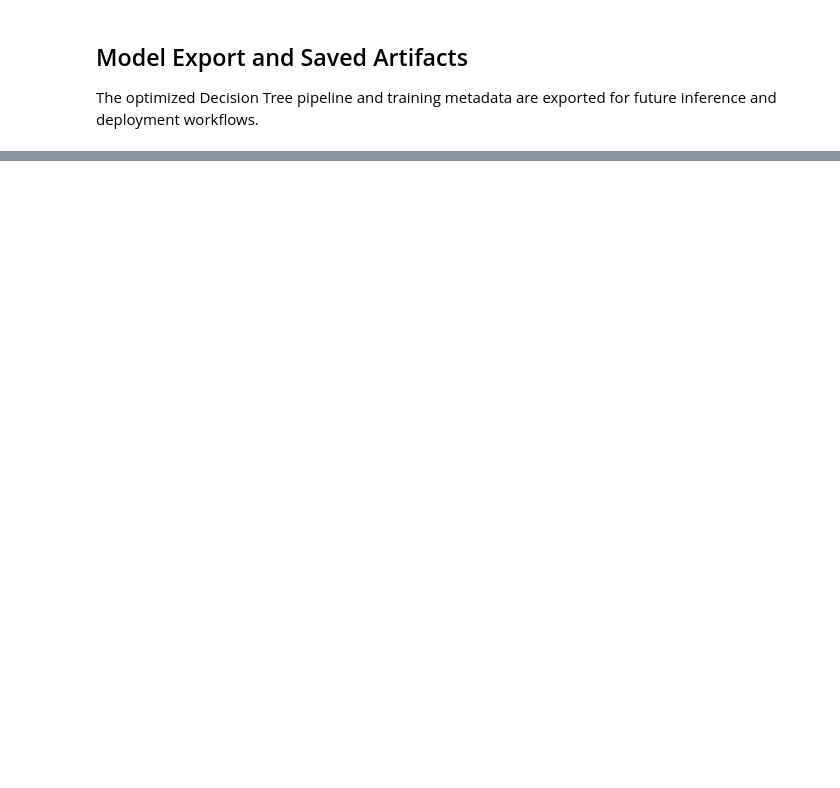
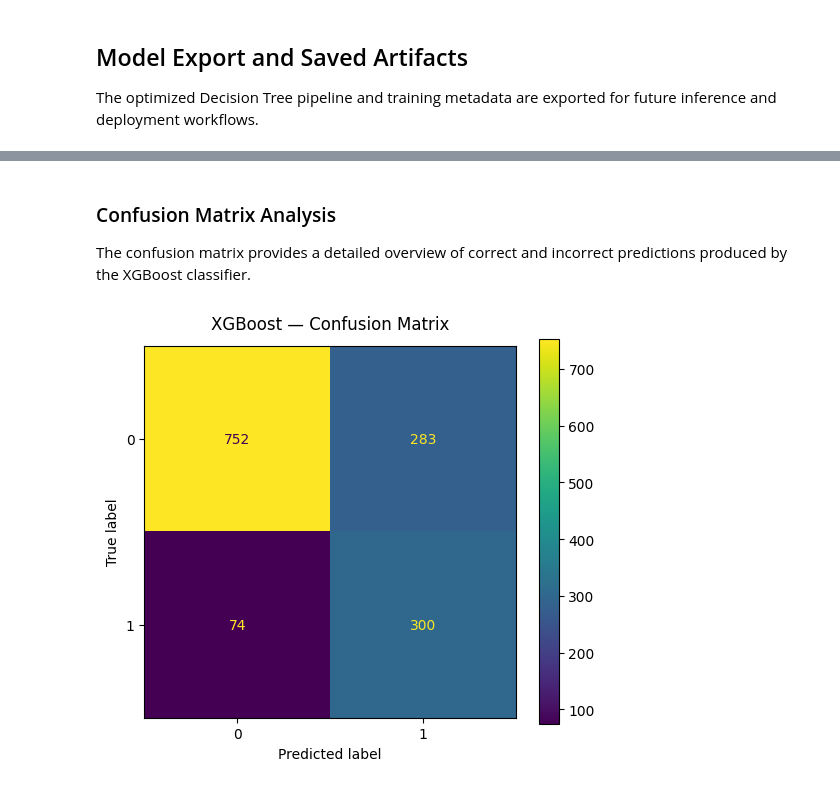
Before and after one commit to TheCodeBreakerK/ChurnLab, a Jupyter notebook: notebooks/03_model_training.ipynb, the cells around one changed output, grey strips where cells are left out. Drawn from its saved outputs; the diff is of its cells as text; code cells hidden in the pictures; blank space fills up the shorter version.

```diff
--- a/notebooks/03_model_training.ipynb
+++ b/notebooks/03_model_training.ipynb
@@ -1101,0 +1463,6 @@ The best-performing model will be selected for deployment in the Streamlit dashb
+# %%
+le = LabelEncoder()
+
+y_train_encoded = le.fit_transform(y_train)
+# %%
+best_xgb_pipe.fit(X_train, y_train_encoded)
@@ -1101,0 +1494,12 @@ The best-performing model will be selected for deployment in the Streamlit dashb
+# %%
+y_pred_xgb = best_xgb_pipe.predict(X_test)
+
+xgb_start = time.time()
+
+y_proba_xgb = best_xgb_pipe.predict_proba(X_test)[:, 1]
+
+xgb_predict_time = time.time() - xgb_start
+# %%
+le = LabelEncoder()
+
+y_test_encoded = le.fit_transform(y_test)
@@ -1101,0 +1537,13 @@ The best-performing model will be selected for deployment in the Streamlit dashb
+# %% [markdown]
+### Confusion Matrix Analysis
+
+The confusion matrix provides a detailed overview of correct and incorrect predictions produced by the XGBoost classifier.
+# %%
+plot_confusion_matrix(
+	best_xgb_pipe,
+	y_test_encoded,
+	y_pred_xgb,
+	'XGBoost — Confusion Matrix',
+)
+# %% [output]
+[figure, added]
```
Also changed, not shown: parts of 110 cells of this notebook, 1 other file.
